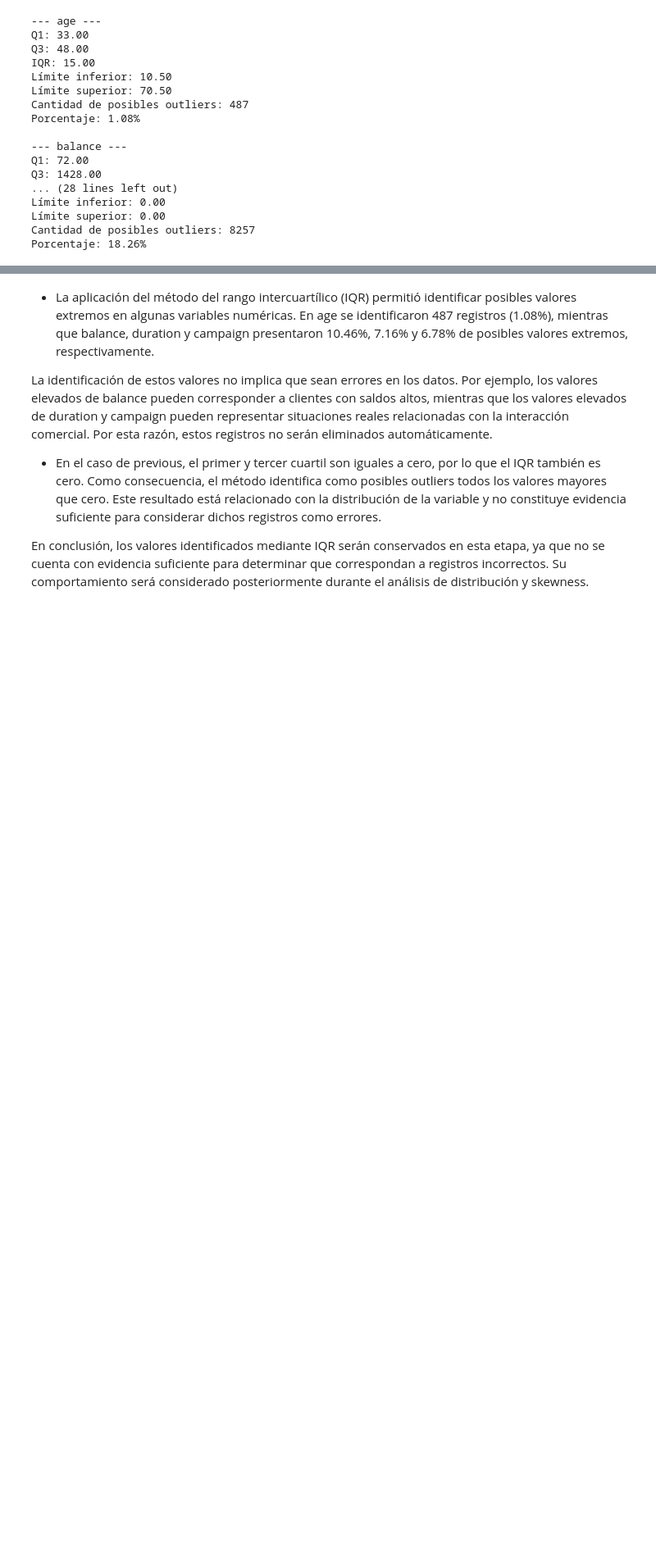
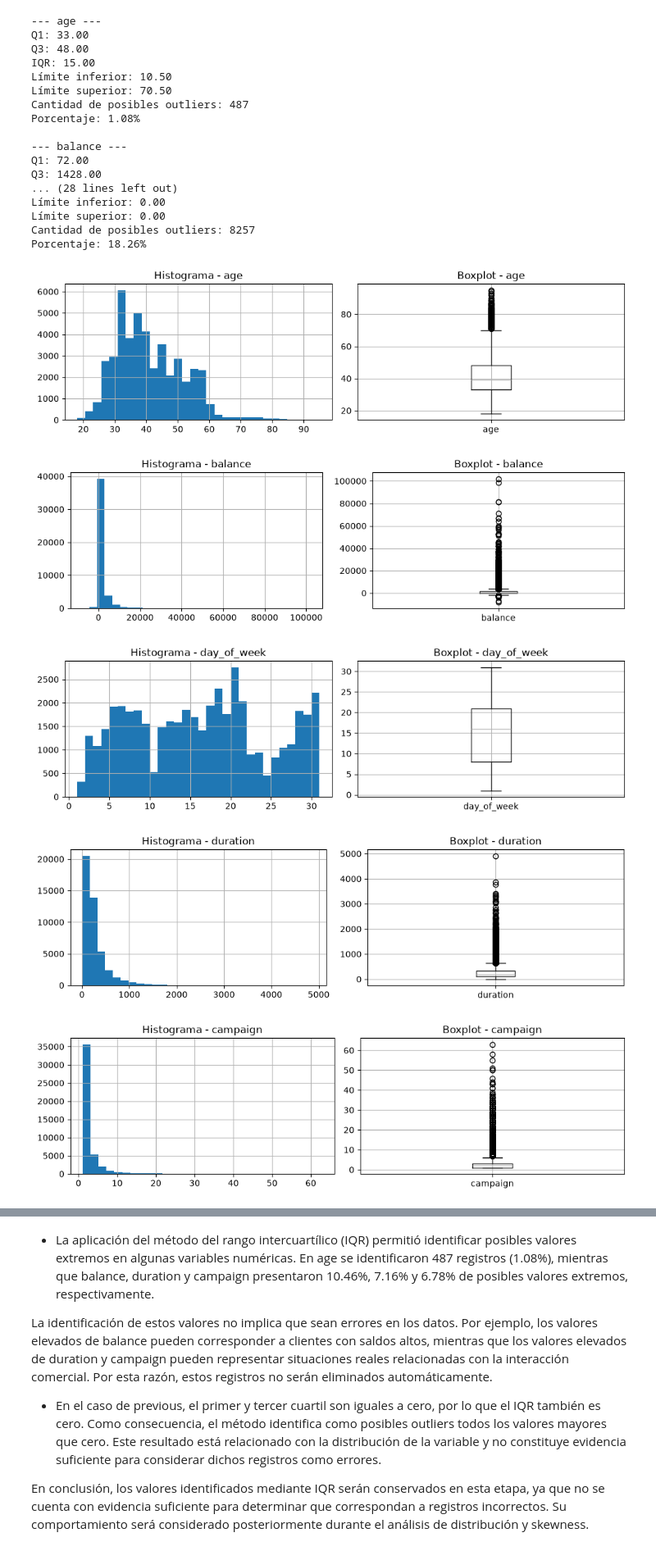
Before and after one commit to SebasOps/bank-marketing, a Jupyter notebook: notebooks/bank-marketing.ipynb, the cells around one changed output, grey strips where cells are left out. Shown at 82% size. Drawn from its saved outputs; the diff is of its cells as text; code cells hidden in the pictures; blank space fills up the shorter version.

```diff
--- a/notebooks/bank-marketing.ipynb
+++ b/notebooks/bank-marketing.ipynb
@@ -476,3 +476,27 @@ Límite inferior: 0.00
 Límite superior: 0.00
 Cantidad de posibles outliers: 8257
 Porcentaje: 18.26%
+# %%
+import matplotlib.pyplot as plt
+
+variables_numericas = df.select_dtypes(include="number").columns
+
+for col in variables_numericas:
+    fig, axes = plt.subplots(1, 2, figsize=(10, 3))
+
+    # Histograma
+    df[col].hist(bins=30, ax=axes[0])
+    axes[0].set_title(f"Histograma - {col}")
+
+    # Boxplot
+    df.boxplot(column=col, ax=axes[1])
+    axes[1].set_title(f"Boxplot - {col}")
+
+    plt.tight_layout()
+    plt.show()
+# %% [output]
+[figure, added]
+[figure, added]
+[figure, added]
+[figure, added]
+[figure, added]
```
Also changed, not shown: parts of 6 cells of this notebook.
